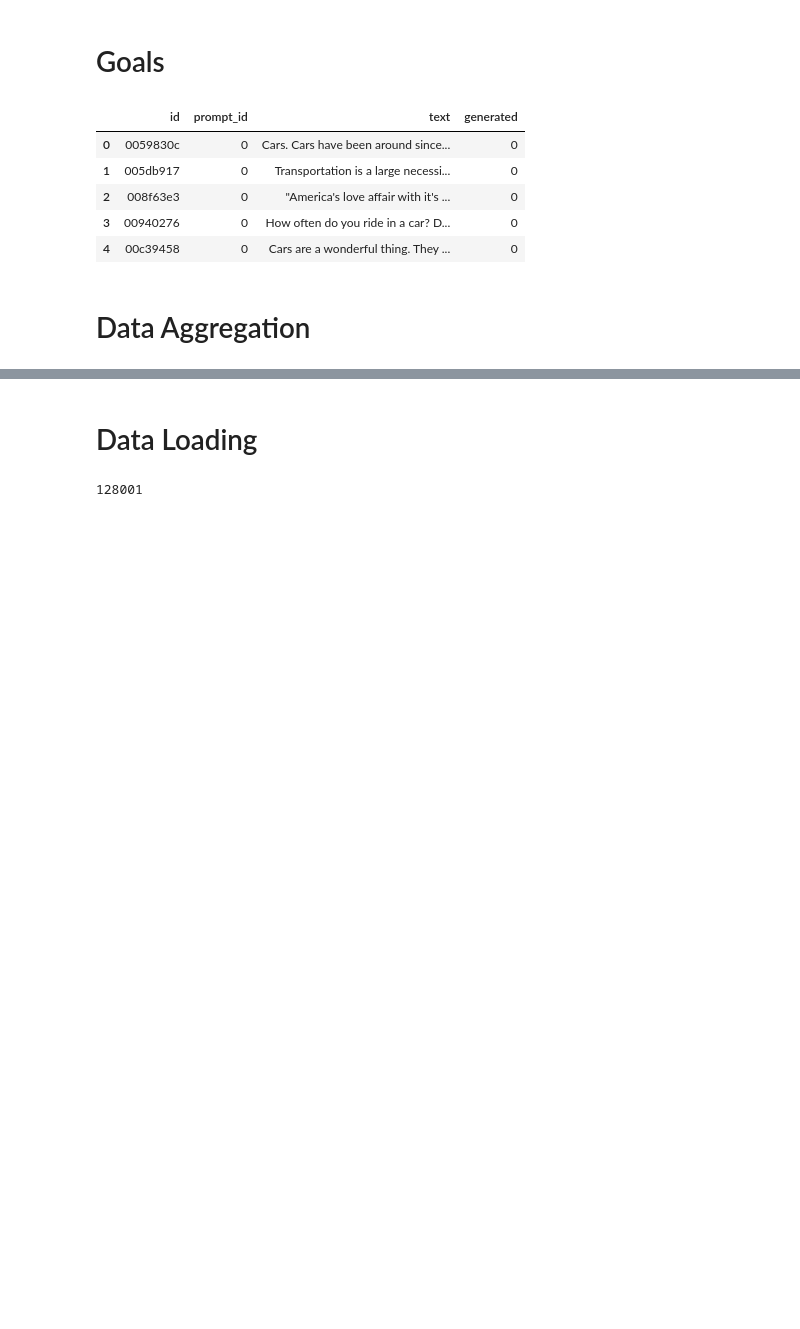
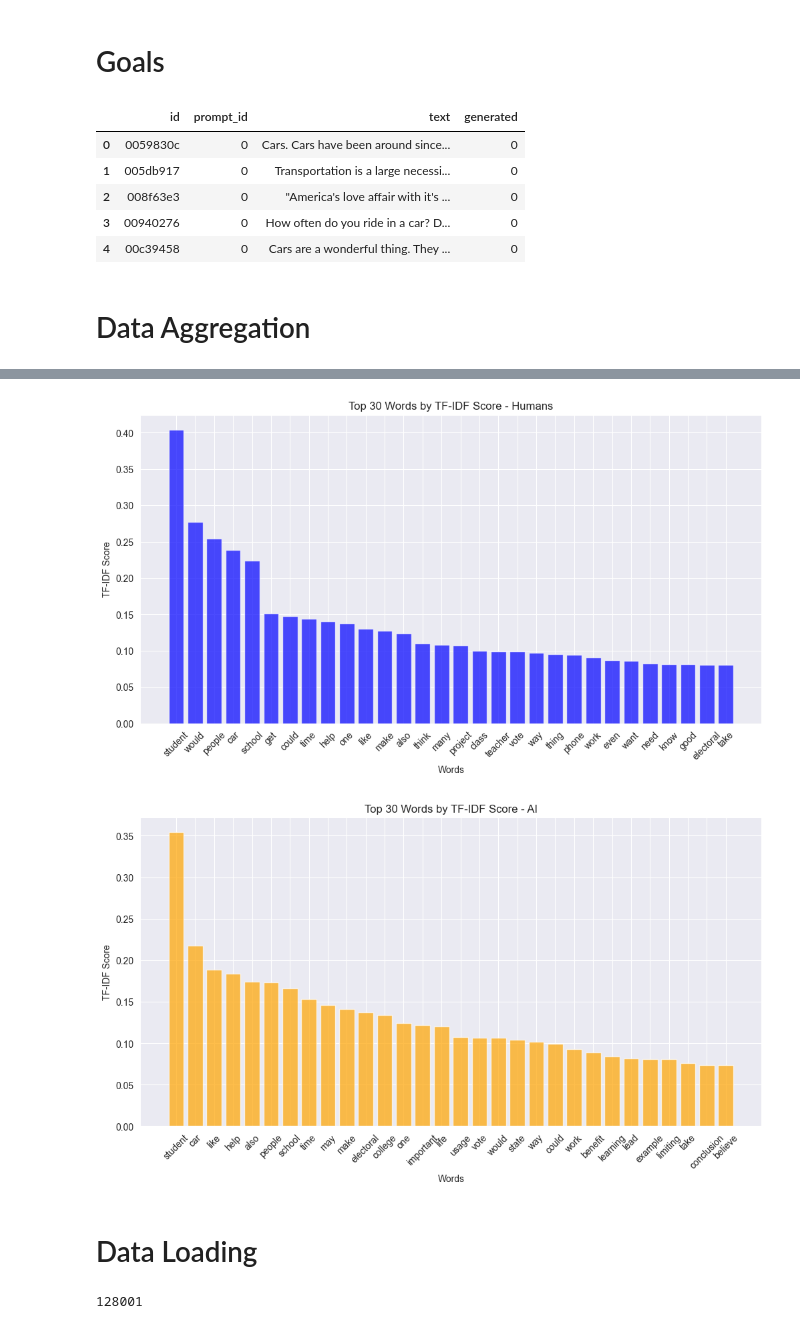
Before and after one commit to kirtan517/LLM---Detect-AI-Generated-Text, a Jupyter notebook: main.ipynb, the cells around one changed output, grey strips where cells are left out. Drawn from its saved outputs; the diff is of its cells as text; code cells hidden in the pictures; blank space fills up the shorter version.

```diff
--- a/main.ipynb
+++ b/main.ipynb
@@ -166,2 +423,24 @@ train_complete_df, validation_complete_df = train_test_split(train_complete_df,
+# %%
+# Plot the top N words by TF-IDF score for humans
+top_n = 30  # Adjust as needed
+plt.figure(figsize=(12, 6))
+plt.bar(tfidf_df_humans['word'][:top_n], tfidf_df_humans['tfidf'][:top_n], color='blue', alpha=0.7)
+plt.xlabel('Words')
+plt.ylabel('TF-IDF Score')
+plt.title(f'Top {top_n} Words by TF-IDF Score - Humans')
+plt.xticks(rotation=45)
+plt.show()
+
+# Plot the top N words by TF-IDF score for AI
+plt.figure(figsize=(12, 6))
+plt.bar(tfidf_df_ai['word'][:top_n], tfidf_df_ai['tfidf'][:top_n], color='orange', alpha=0.7)
+plt.xlabel('Words')
+plt.ylabel('TF-IDF Score')
+plt.title(f'Top {top_n} Words by TF-IDF Score - AI')
+plt.xticks(rotation=45)
+plt.show()
+# %% [output]
+[figure, added]
+[figure, added]
 # %% [markdown]
 # Data Loading
```
Also changed, not shown: parts of 29 cells of this notebook, 2 other files.
